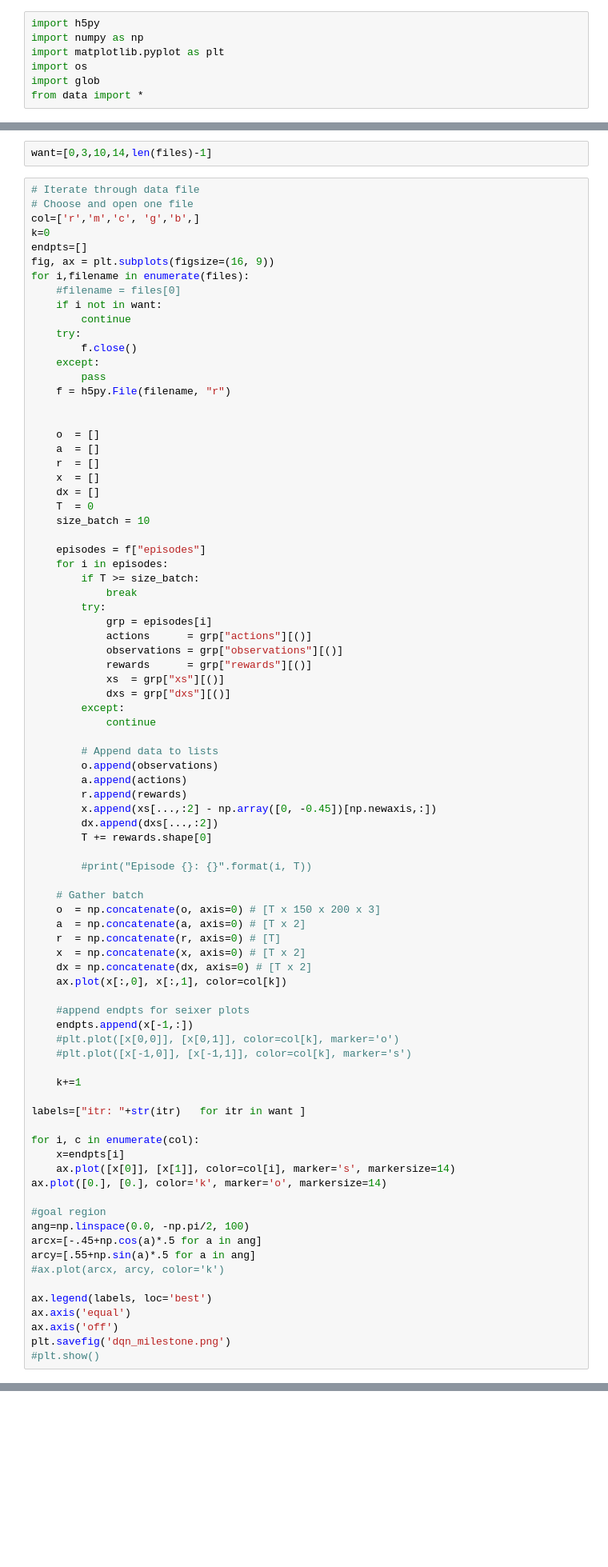
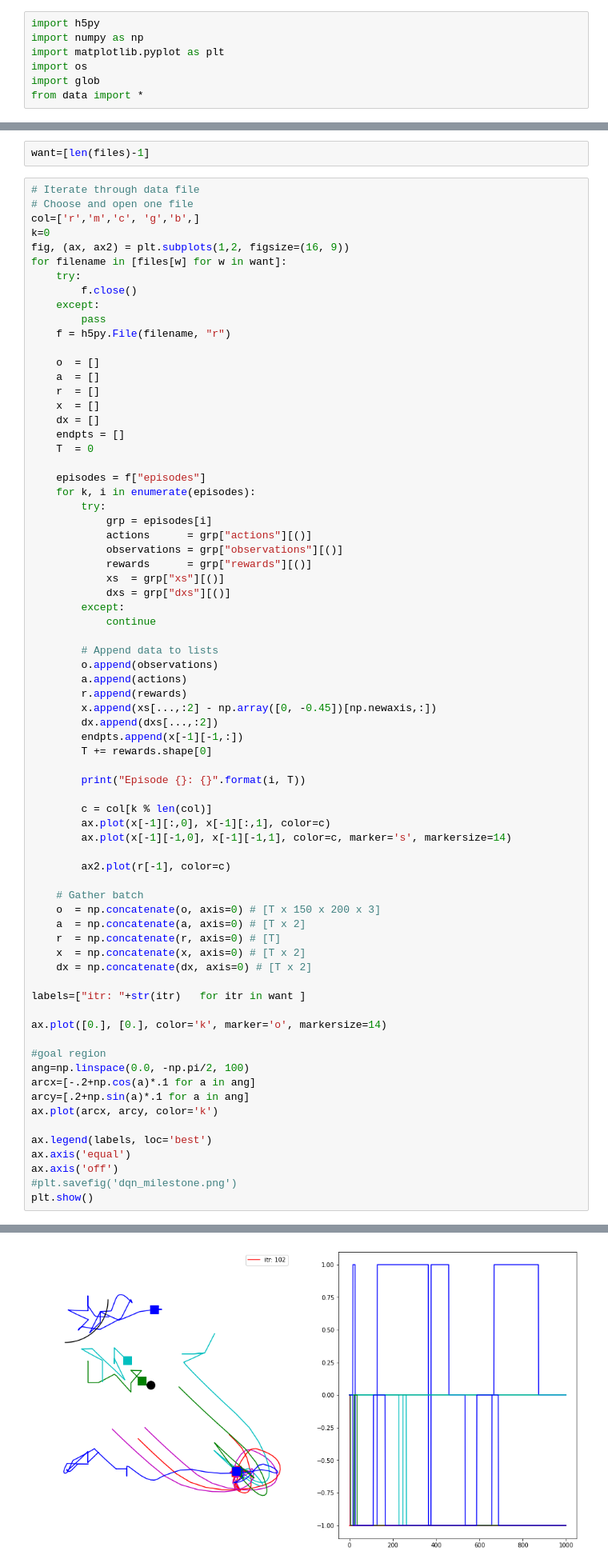
Before and after one commit to tmigimatsu/robotic-priors, a Jupyter notebook: python/Data Visualization.ipynb, the cells around one changed output, grey strips where cells are left out. Shown at 80% size. Drawn from its saved outputs; the diff is of its cells as text; blank space fills up the shorter version.

```diff
--- a/python/Data Visualization.ipynb
+++ b/python/Data Visualization.ipynb
@@ -34,35 +27,28 @@ KeyError: "Unable to open object (object 'mean_observation' doesn't exist)"
 # %%
-want=[0,3,10,14,len(files)-1]
+want=[len(files)-1]
 # %%
 # Iterate through data file
 # Choose and open one file
 col=['r','m','c', 'g','b',]
 k=0
-endpts=[]
-fig, ax = plt.subplots(figsize=(16, 9))
-for i,filename in enumerate(files):
-    #filename = files[0]
-    if i not in want:
-        continue
+fig, (ax, ax2) = plt.subplots(1,2, figsize=(16, 9))
+for filename in [files[w] for w in want]:
     try:
         f.close()
     except:
         pass
     f = h5py.File(filename, "r")
 
-
     o  = []
     a  = []
     r  = []
     x  = []
     dx = []
+    endpts = []
     T  = 0
-    size_batch = 10
 
     episodes = f["episodes"]
-    for i in episodes:
-        if T >= size_batch:
-            break
+    for k, i in enumerate(episodes):
         try:
             grp = episodes[i]
             actions      = grp["actions"][()]
@@ -79,9 +65,16 @@ for i,filename in enumerate(files):
         r.append(rewards)
         x.append(xs[...,:2] - np.array([0, -0.45])[np.newaxis,:])
         dx.append(dxs[...,:2])
+        endpts.append(x[-1][-1,:])
         T += rewards.shape[0]
 
-        #print("Episode {}: {}".format(i, T))
+        print("Episode {}: {}".format(i, T))
+
+        c = col[k % len(col)]
+        ax.plot(x[-1][:,0], x[-1][:,1], color=c)
+        ax.plot(x[-1][-1,0], x[-1][-1,1], color=c, marker='s', markersize=14)
+
+        ax2.plot(r[-1], color=c)
 
     # Gather batch
     o  = np.concatenate(o, axis=0) # [T x 150 x 200 x 3]
@@ -89,30 +82,20 @@ for i,filename in enumerate(files):
     r  = np.concatenate(r, axis=0) # [T]
     x  = np.concatenate(x, axis=0) # [T x 2]
     dx = np.concatenate(dx, axis=0) # [T x 2]
-    ax.plot(x[:,0], x[:,1], color=col[k])
-
-    #append endpts for seixer plots
-    endpts.append(x[-1,:])
-    #plt.plot([x[0,0]], [x[0,1]], color=col[k], marker='o')
-    #plt.plot([x[-1,0]], [x[-1,1]], color=col[k], marker='s')
-
-    k+=1
 
 labels=["itr: "+str(itr)   for itr in want ]
 
-for i, c in enumerate(col):
-    x=endpts[i]
-    ax.plot([x[0]], [x[1]], color=col[i], marker='s', markersize=14)
 ax.plot([0.], [0.], color='k', marker='o', markersize=14)
 
 #goal region
 ang=np.linspace(0.0, -np.pi/2, 100)
-arcx=[-.45+np.cos(a)*.5 for a in ang]
-arcy=[.55+np.sin(a)*.5 for a in ang]
-#ax.plot(arcx, arcy, color='k')
+arcx=[-.2+np.cos(a)*.1 for a in ang]
+arcy=[.2+np.sin(a)*.1 for a in ang]
+ax.plot(arcx, arcy, color='k')
 
 ax.legend(labels, loc='best')
 ax.axis('equal')
 ax.axis('off')
-plt.savefig('dqn_milestone.png')
-#plt.show()
+#plt.savefig('dqn_milestone.png')
+plt.show()
+# %% [output]
@@ -118,0 +112 @@ plt.savefig('dqn_milestone.png')
+[figure, added]
```
Also changed, not shown: parts of 7 cells of this notebook, 5 other files.
